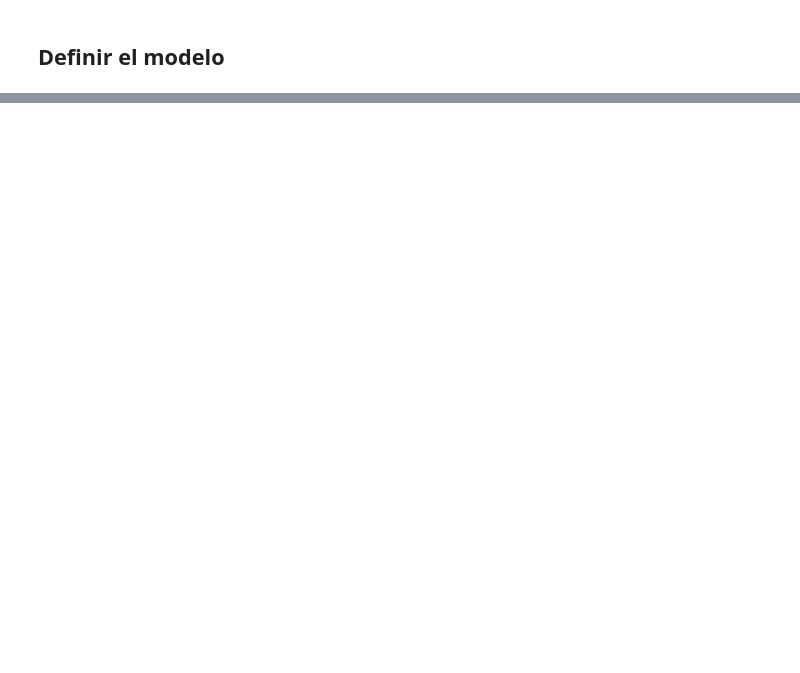
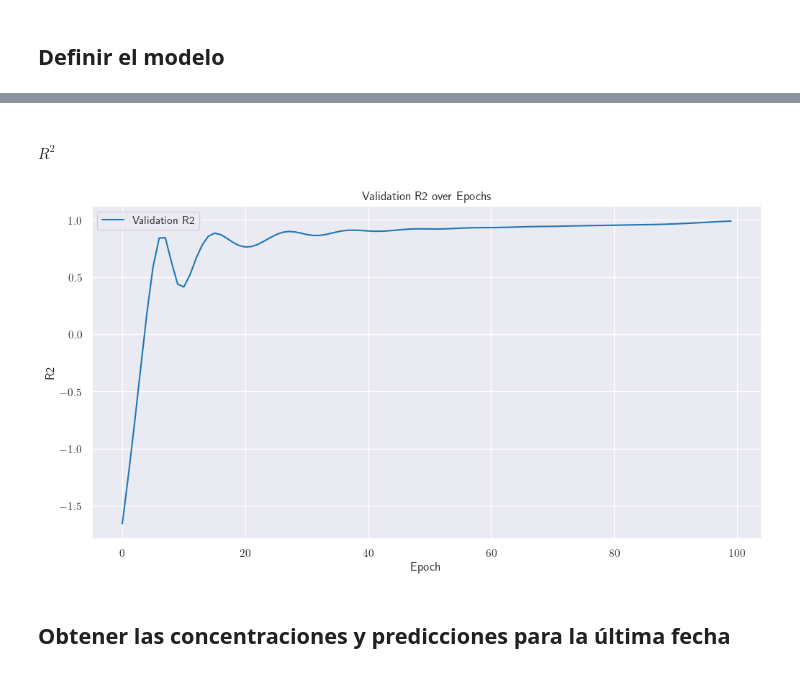
Before and after one commit to Gersonyeye/IAV2-55-final-project, a Jupyter notebook: notebooks/main.ipynb, the cells around one changed output, grey strips where cells are left out. Saved outputs shown, nothing was run; the diff lists cells and outputs as text; code cells hidden in the pictures; blank space fills up the shorter version.

```diff
--- a/notebooks/main.ipynb
+++ b/notebooks/main.ipynb
@@ -896,0 +1086,14 @@ class STGCN(nn.Module):
+# %% [markdown]
+#### $R^2$
+# %%
+plt.figure(figsize=(12, 6))
+plt.plot(val_metrics['r2'], label='Validation R2')
+plt.xlabel('Epoch')
+plt.ylabel('R2')
+plt.legend()
+plt.title('Validation R2 over Epochs')
+plt.show()
+# %% [output]
+[figure, added]
+# %% [markdown]
+## Obtener las concentraciones y predicciones para la última fecha
```
Also changed, not shown: parts of 29 cells of this notebook.
